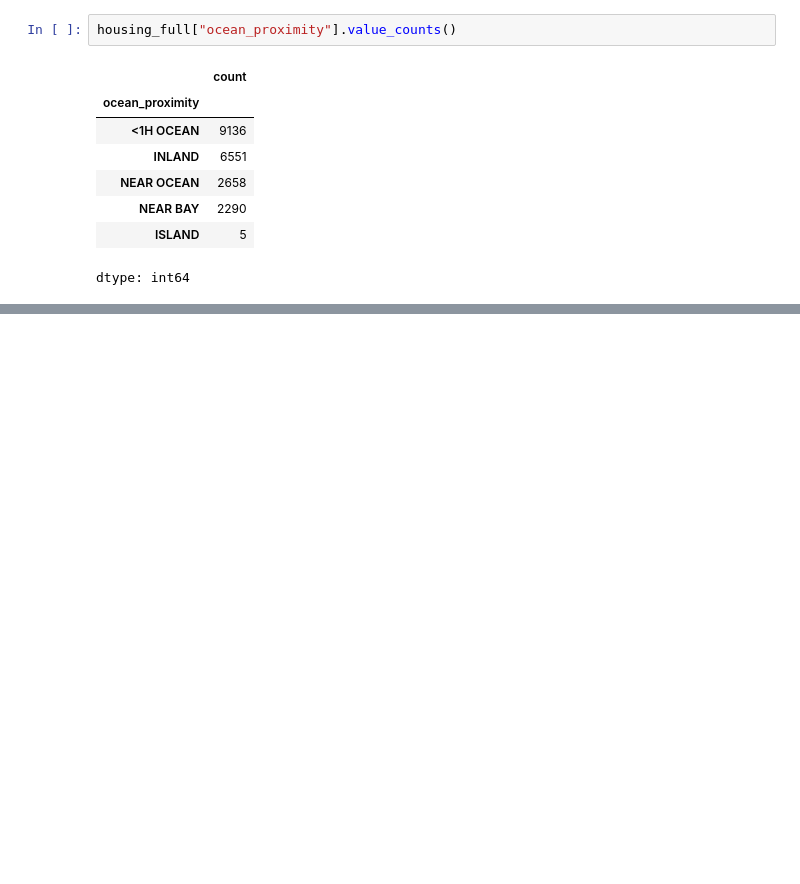
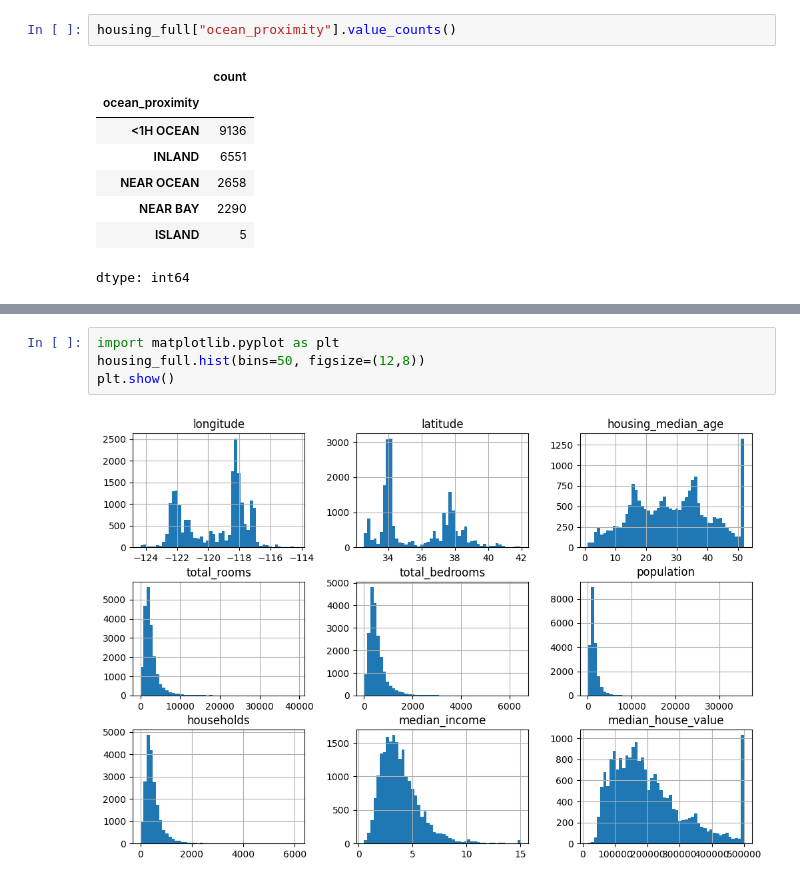
Before and after one commit to awesomesocks123/awesomesocks123, a Jupyter notebook: chapter2.ipynb, the cells around one changed output, grey strips where cells are left out. Drawn from its saved outputs; the diff is of its cells as text; blank space fills up the shorter version.

```diff
--- a/chapter2.ipynb
+++ b/chapter2.ipynb
@@ -80,3 +80,9 @@ housing_full.describe()
 | 50% | -118.490000 | 34.260000 | 29.000000 | 2127.000000 | 435.000000 | 1166.000000 | 409.000000 | ... |
 | 75% | -118.010000 | 37.710000 | 37.000000 | 3148.000000 | 647.000000 | 1725.000000 | 605.000000 | ... |
 | max | -114.310000 | 41.950000 | 52.000000 | 39320.000000 | 6445.000000 | 35682.000000 | 6082.000000 | ... |
+# %%
+import matplotlib.pyplot as plt
+housing_full.hist(bins=50, figsize=(12,8))
+plt.show()
+# %% [output]
+[figure, added]
```
Also changed, not shown: parts of 3 cells of this notebook.
